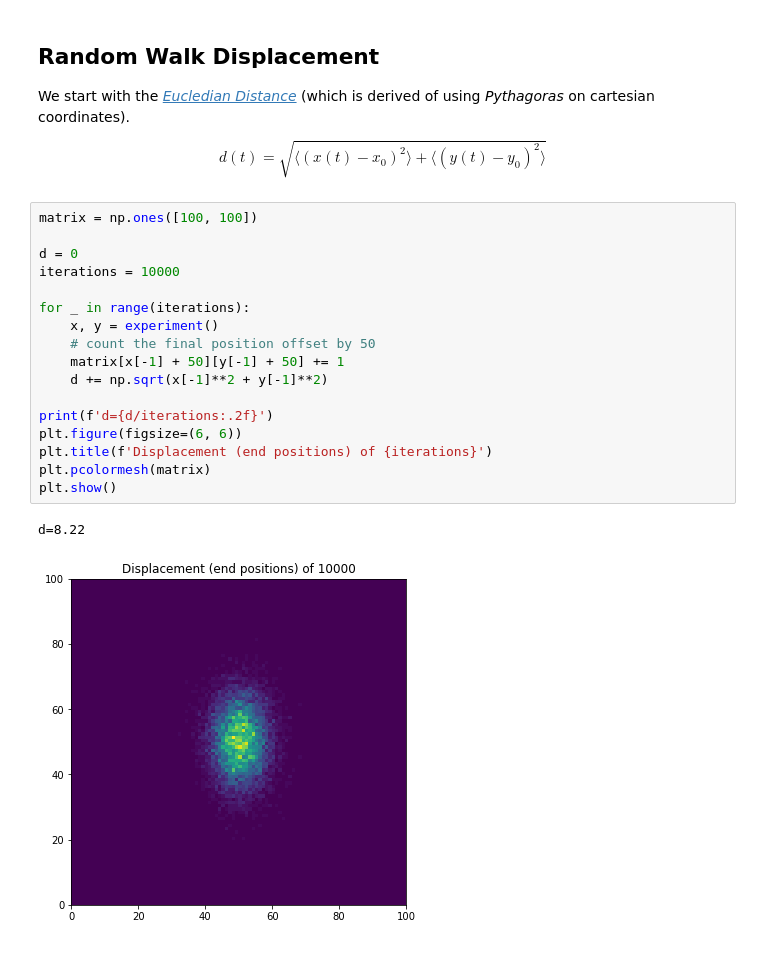
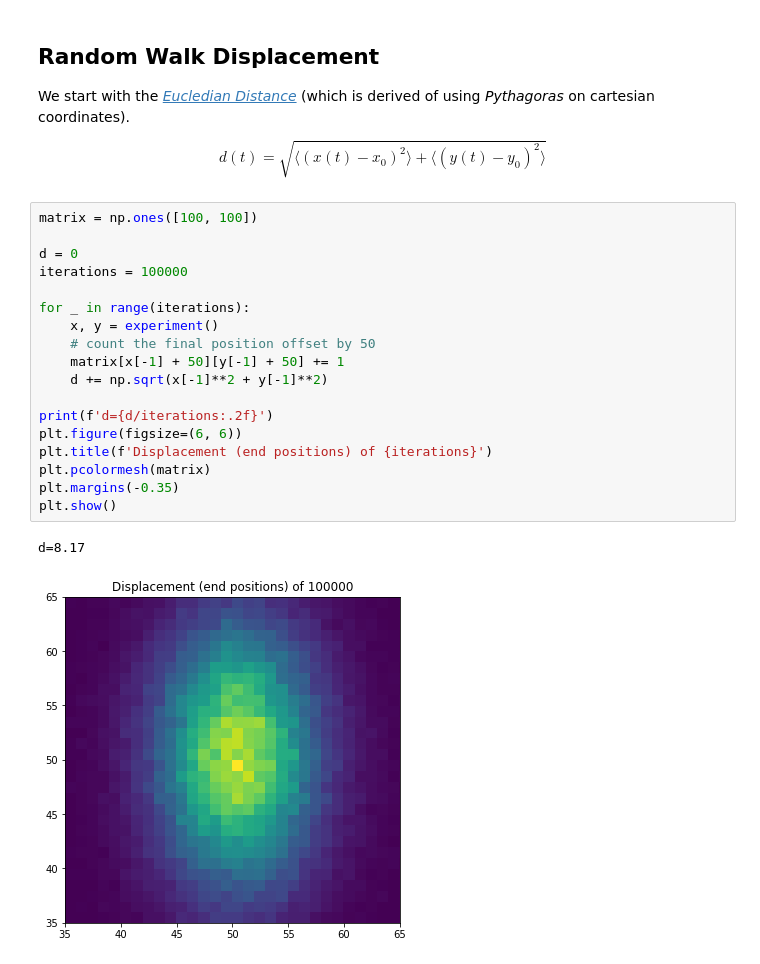
Before and after one commit to mavcunha/simmod, a Jupyter notebook: SimMod Notes.ipynb, the cells around one changed output. Saved outputs shown, nothing was run; the diff lists cells and outputs as text.

```diff
--- a/SimMod Notes.ipynb
+++ b/SimMod Notes.ipynb
@@ -113,20 +113,21 @@ $$d(t) = \sqrt{\langle(x(t) - x_0)^2\rangle + \langle(y(t) - y_0)^2\rangle}$$
 # %%
 matrix = np.ones([100, 100])
 
 d = 0
-iterations = 10000
+iterations = 100000
 
 for _ in range(iterations):
     x, y = experiment()
     # count the final position offset by 50
     matrix[x[-1] + 50][y[-1] + 50] += 1
     d += np.sqrt(x[-1]**2 + y[-1]**2)
 
 print(f'd={d/iterations:.2f}')
 plt.figure(figsize=(6, 6))
 plt.title(f'Displacement (end positions) of {iterations}')
 plt.pcolormesh(matrix)
+plt.margins(-0.35)
 plt.show()
 # %% [output]
-d=8.22
+d=8.17
-[figure, old version]
+[figure, new version]
```
